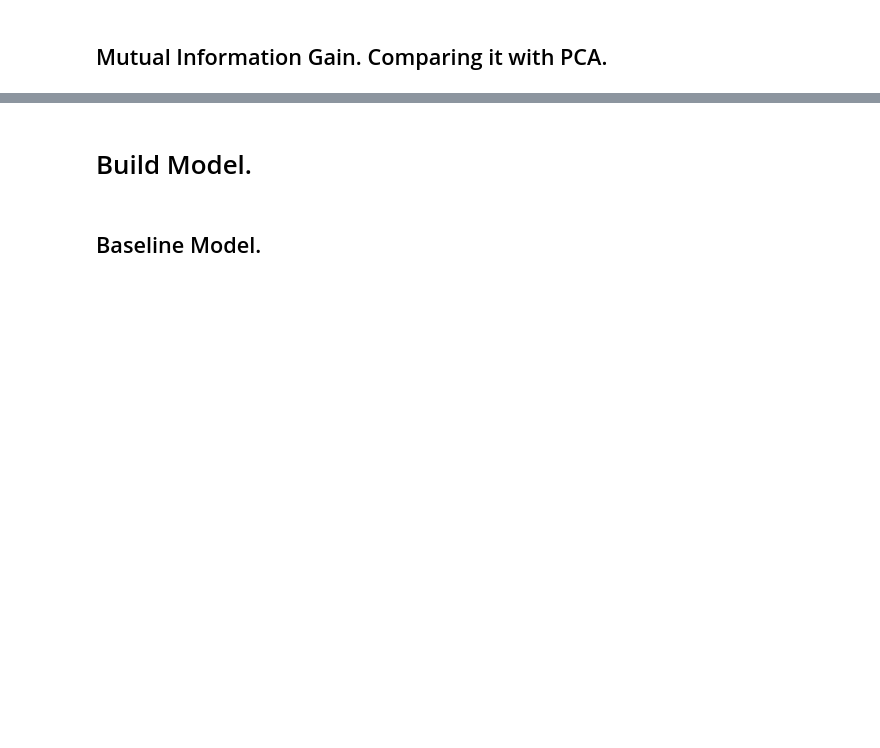
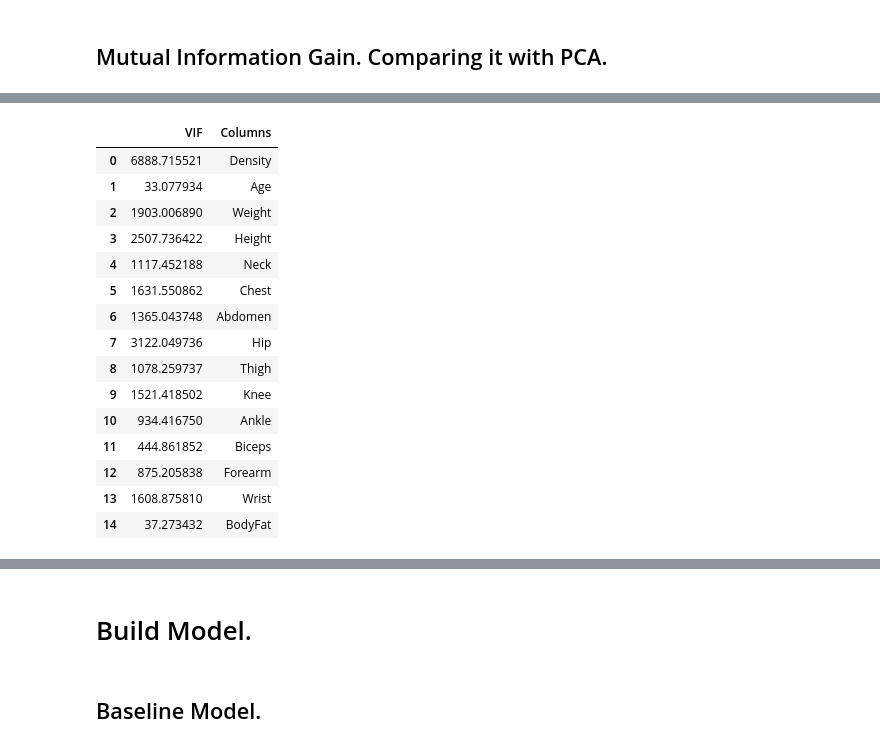
Before and after one commit to AbdulJaleel61/BodyFat-Prediction, a Jupyter notebook: Code_File.ipynb, the cells around one changed output, grey strips where cells are left out. Cells and saved outputs as stored; diff of their text form; code cells hidden in the pictures; blank space fills up the shorter version.

```diff
--- a/Code_File.ipynb
+++ b/Code_File.ipynb
@@ -173,4 +176,31 @@ Wrist      0.043153
 dtype: float64
+# %%
+def VIF():
+    temp = data_cl[list(data_cl.columns)]
+    info = pd.DataFrame()
+    # Get varianve importance score
+    info["VIF"] = [variance_inflation_factor(temp.values, i) for i in range(temp.shape[1])]
+    info["Columns"] = temp.columns
+    return info
+
+VIF()
+# %% [output]
+|  | VIF | Columns |
+| 0 | 6888.715521 | Density |
+| 1 | 33.077934 | Age |
+| 2 | 1903.006890 | Weight |
+| 3 | 2507.736422 | Height |
+| 4 | 1117.452188 | Neck |
+| 5 | 1631.550862 | Chest |
+| 6 | 1365.043748 | Abdomen |
+| 7 | 3122.049736 | Hip |
+| 8 | 1078.259737 | Thigh |
+| 9 | 1521.418502 | Knee |
+| 10 | 934.416750 | Ankle |
+| 11 | 444.861852 | Biceps |
+| 12 | 875.205838 | Forearm |
+| 13 | 1608.875810 | Wrist |
+| 14 | 37.273432 | BodyFat |
 # %%
 data_cl
 # %% [output]
```
Also changed, not shown: parts of 14 cells of this notebook, 3 other files.
